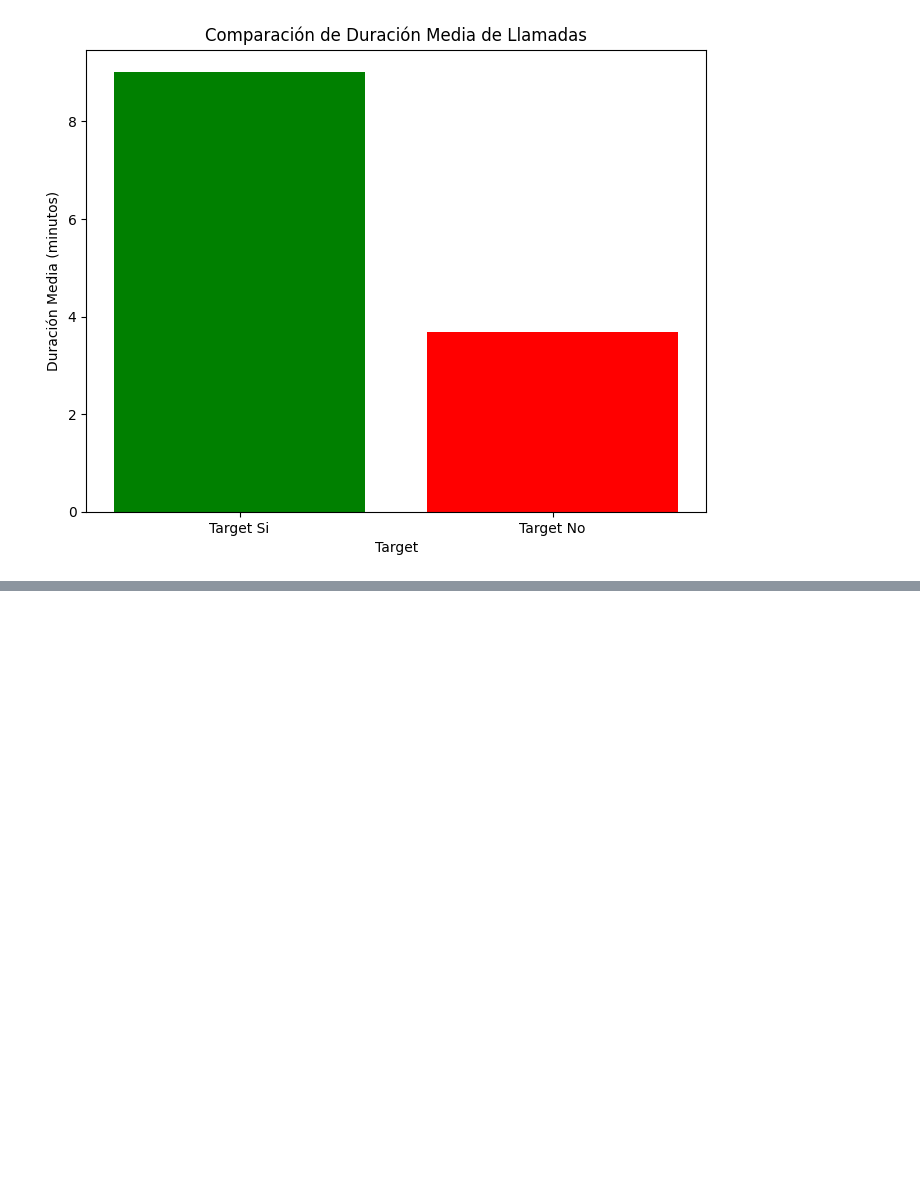
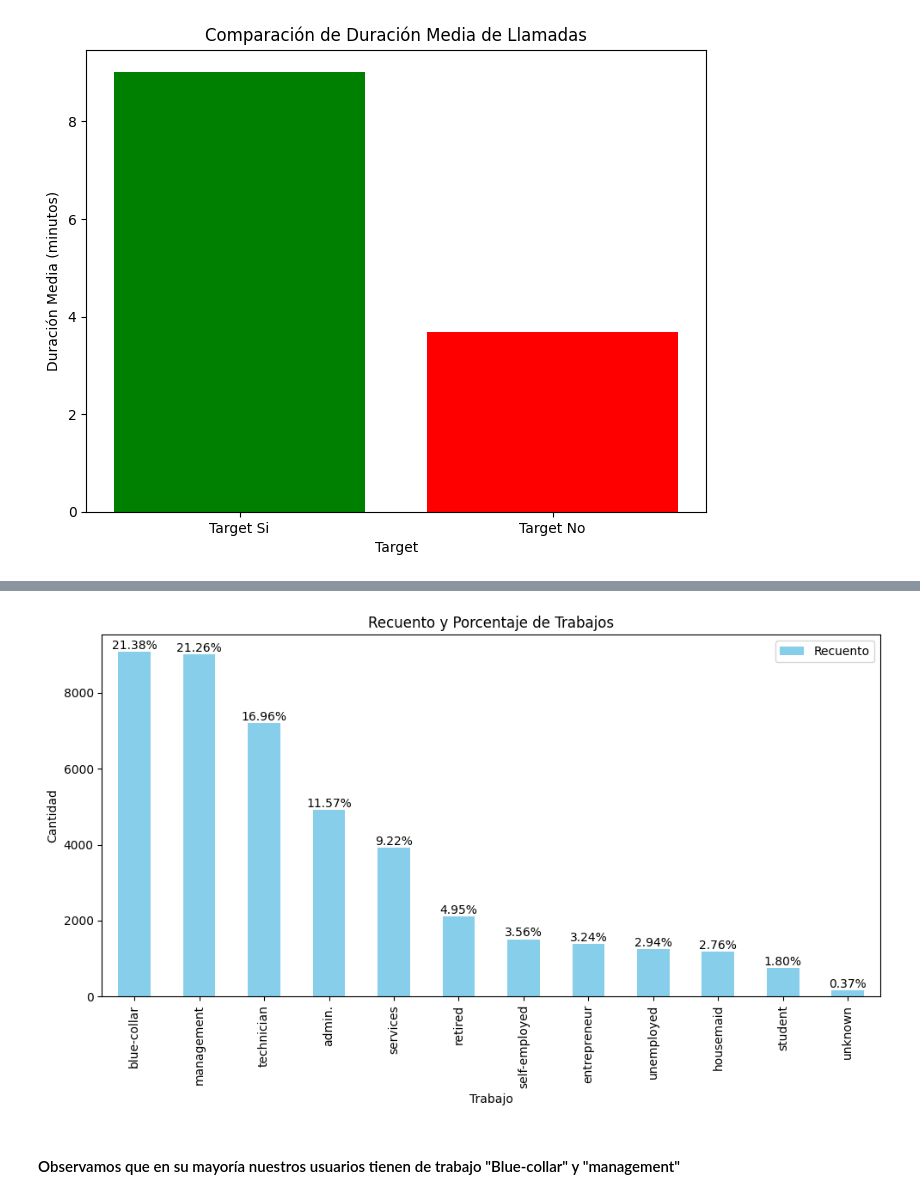
Before and after one commit to guillem-edo/AMACOR_Depositos, a Jupyter notebook: DATA/EDA/EDA.ipynb, the cells around one changed output, grey strips where cells are left out. Cells and saved outputs as stored; diff of their text form; code cells hidden in the pictures; blank space fills up the shorter version.

```diff
--- a/DATA/EDA/EDA.ipynb
+++ b/DATA/EDA/EDA.ipynb
@@ -609,0 +629,38 @@ plt.show()
+# %%
+import pandas as pd
+import matplotlib.pyplot as plt
+
+# Suponiendo que ya tienes cargado tu DataFrame 'df'
+
+# Obtener el recuento de los valores en la columna 'trabajo'
+trabajo_counts = df['trabajo'].value_counts()
+
+# Calcular el número total de trabajos
+total_trabajos = trabajo_counts.sum()
+
+# Calcular el porcentaje de cada trabajo
+porcentaje_trabajos = (trabajo_counts / total_trabajos) * 100
+
+# Crear la gráfica de barras
+plt.figure(figsize=(10, 6))
+
+# Graficar el recuento de trabajos
+trabajo_counts.plot(kind='bar', color='skyblue', label='Recuento')
+
+# Anotar los porcentajes en la gráfica
+for i, count in enumerate(trabajo_counts):
+    plt.text(i, count + 1, f"{porcentaje_trabajos[i]:.2f}%", ha='center', va='bottom')
+
+# Personalizar la gráfica
+plt.title('Recuento y Porcentaje de Trabajos')
+plt.xlabel('Trabajo')
+plt.ylabel('Cantidad')
+plt.legend()
+
+# Mostrar la gráfica
+plt.tight_layout()
+plt.show()
+# %% [output]
+[figure, added]
+# %% [markdown]
+#### Observamos que en su mayoría nuestros usuarios tienen de trabajo "Blue-collar" y "management"
```
Also changed, not shown: parts of 29 cells of this notebook.
